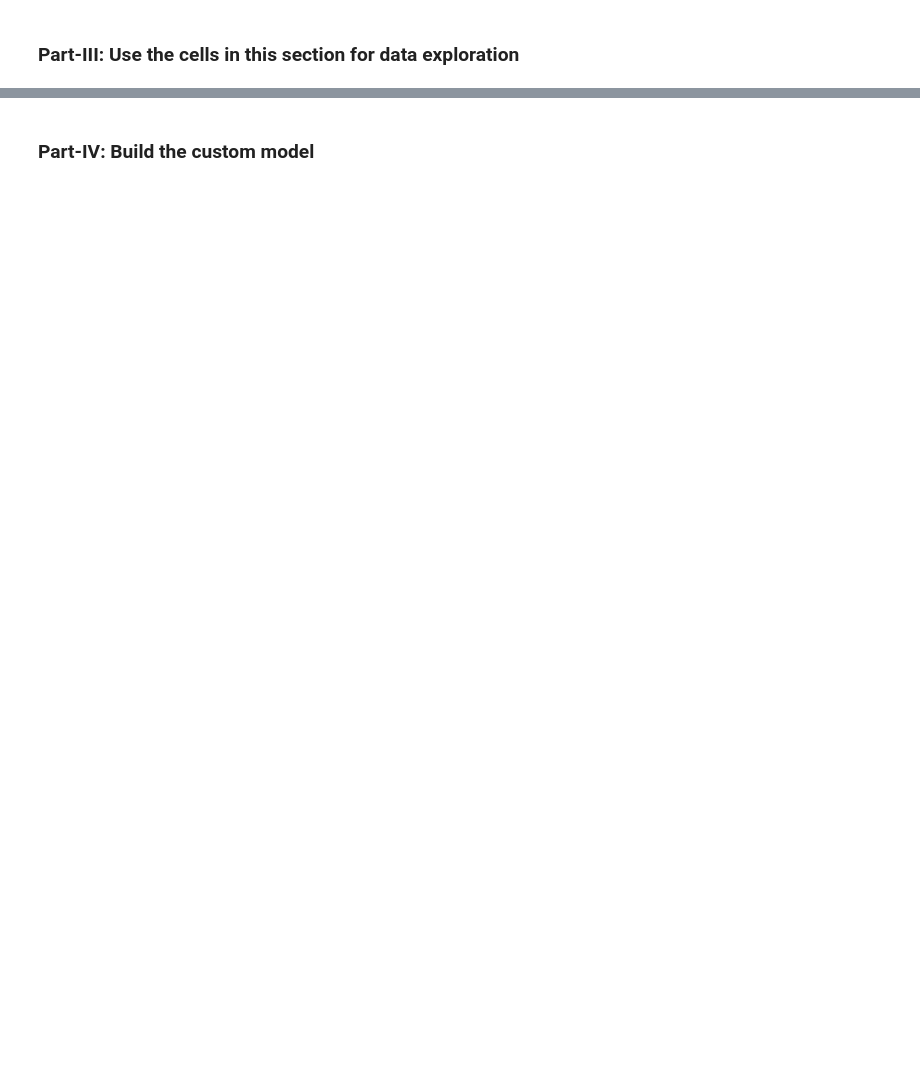
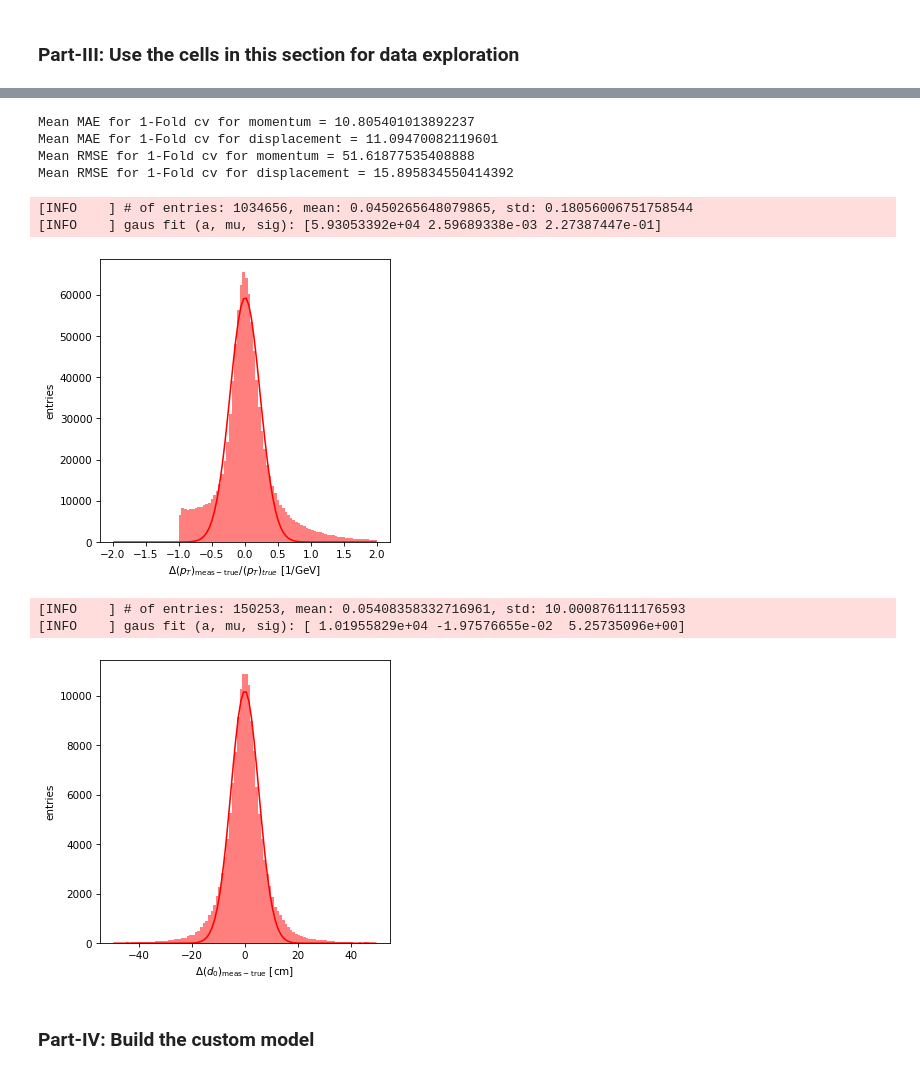
Before and after one commit to gauriprdhn/optimization-for-cms-muon-trigger-nn, a Jupyter notebook: implementing_iterative_pruning_v2.0.ipynb, the cells around one changed output, grey strips where cells are left out. Cells and saved outputs as stored; diff of their text form; code cells hidden in the pictures; blank space fills up the shorter version.

```diff
--- a/implementing_iterative_pruning_v2.0.ipynb
+++ b/implementing_iterative_pruning_v2.0.ipynb
@@ -43,10 +24,10 @@ from keras.initializers import glorot_uniform
 # %% [markdown]
 ### Part- II: Data Preprocessing
 # %%
-x_train_displ, x_test_displ, y_train_displ, y_test_displ, \
-dxy_train_displ, dxy_test_displ =  muon_data_split(infile_muon_displ,
-                                                    reg_pt_scale=reg_pt_scale,
-                                                    reg_dxy_scale=reg_dxy_scale,
-                                                    test_size=0.315,
-                                                    batch_size = 128)
+x_train_displ, x_test_displ, y_train_displ, y_test_displ, dxy_train_displ, dxy_test_displ =  muon_data_split(filename = DATAFILEPATH,
+                                                                                                                reg_pt_scale=REG_PT_SCALE,
+                                                                                                                reg_dxy_scale=REG_DXY_SCALE,
+                                                                                                                test_size=TEST_SIZE,
+                                                                                                                nvariables = NVARIABLES,
+                                                                                                                nentries = NENTRIES)
 # %% [output]
@@ -99,4 +112,6 @@ __generate_delta_plots__(model = baseline,
                           x = x_test_displ,
                           y = y_test_displ,
                           dxy = dxy_test_displ,
-                          color = "salmon")
+                          color = "red",
+                         alpha = 0.5)
+# %% [output]
@@ -103,3 +121,13 @@ __generate_delta_plots__(model = baseline,
+Mean MAE for 1-Fold cv for momentum = 10.805401013892237
+Mean MAE for 1-Fold cv for displacement = 11.09470082119601
+Mean RMSE for 1-Fold cv for momentum = 51.61877535408888
+Mean RMSE for 1-Fold cv for displacement = 15.895834550414392
+[INFO    ] # of entries: 1034656, mean: 0.0450265648079865, std: 0.18056006751758544
+[INFO    ] gaus fit (a, mu, sig): [5.93053392e+04 2.59689338e-03 2.27387447e-01]
+[figure, added]
+[INFO    ] # of entries: 150253, mean: 0.05408358332716961, std: 10.000876111176593
+[INFO    ] gaus fit (a, mu, sig): [ 1.01955829e+04 -1.97576655e-02  5.25735096e+00]
+[figure, added]
 # %% [markdown]
 ### Part-IV: Build the custom model
 # %%
```
Also changed, not shown: parts of 20 cells of this notebook, 33 other files.
